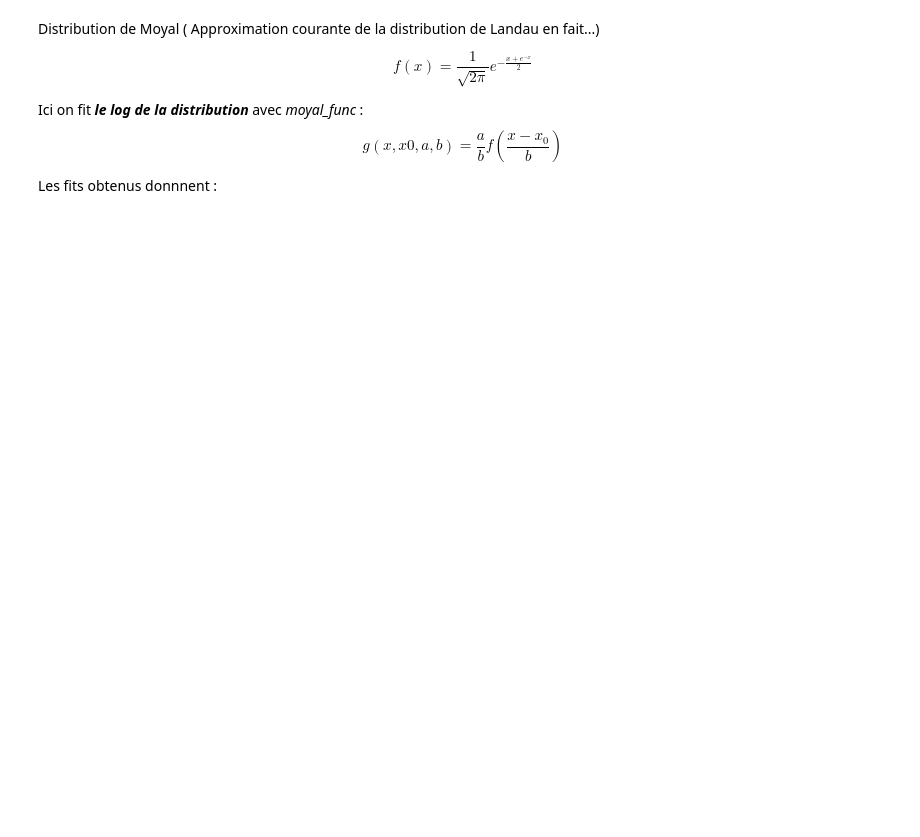
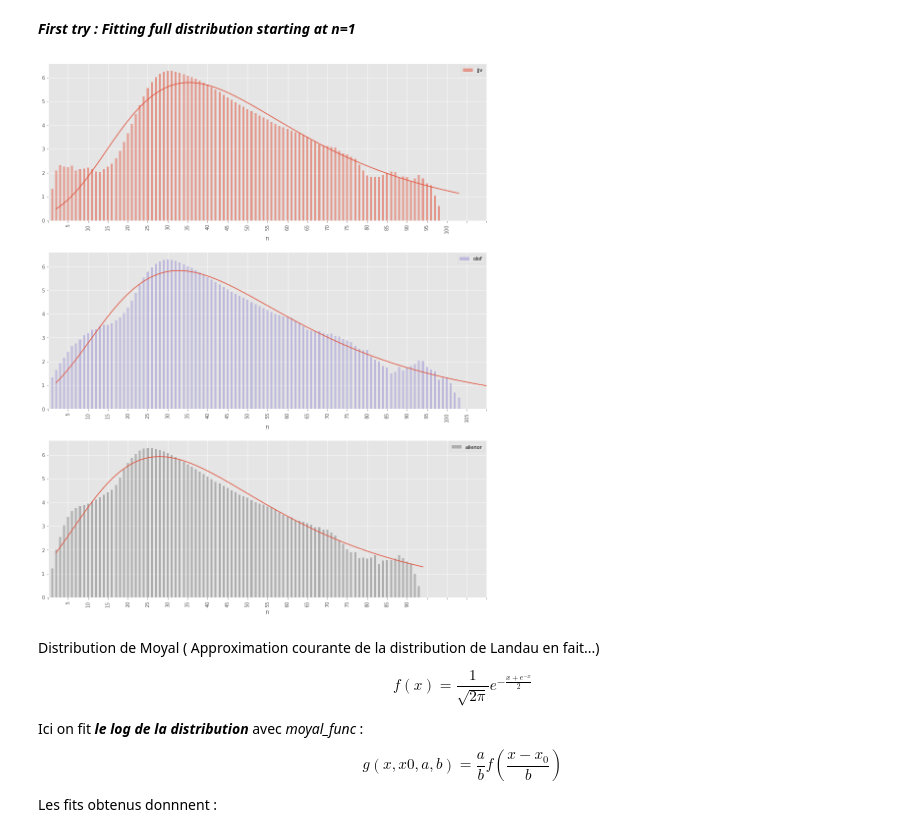
Before and after one commit to jvatantollone/misc, a Jupyter notebook: cercles.ipynb, the cells around one changed output. Saved outputs shown, nothing was run; the diff lists cells and outputs as text; code cells hidden in the pictures; blank space fills up the shorter version.

```diff
--- a/cercles.ipynb
+++ b/cercles.ipynb
@@ -114,3 +33,53 @@ ax3.xaxis.set_ticks(np.arange(-1, 110, 5))
+# %% [markdown]
+***First try : Fitting full distribution starting at n=1***
+# %%
+# Load data
+data_full = pd.read_csv('cercles.csv', index_col=0, header=0, squeeze=True)
+
+data_jjv     = data_full.jjv.drop([103,104,105,106,107,108,109])
+data_olof    = data_full.olof
+data_alienor = data_full.alienor.drop([94,95,96,97,98,99,100,101,102,103,104,105,106,107,108,109])
+
+# Choose dataset
+data1_nolog = data_jjv
+data2_nolog = data_olof
+data3_nolog = data_alienor
+
+data1 = np.log(data_jjv)*ln2log
+data2 = np.log(data_olof)*ln2log
+data3 = np.log(data_alienor)*ln2log
+
+# Plot for comparison
+fig, (ax1, ax2, ax3) = plt.subplots(3)
+
+data1.plot(kind='bar', color=list(matplotlib.rcParams['axes.prop_cycle'])[0]['color'], alpha=0.5, legend=True, ax=ax1)
+data2.plot(kind='bar', color=list(matplotlib.rcParams['axes.prop_cycle'])[2]['color'], alpha=0.5, legend=True, ax=ax2)
+data3.plot(kind='bar', color=list(matplotlib.rcParams['axes.prop_cycle'])[3]['color'], alpha=0.5, legend=True, ax=ax3)
+
+x1  = data1.index.to_numpy()
+x2  = data2.index.to_numpy()
+x3  = data3.index.to_numpy()
+y1 = data1.to_numpy()
+y2 = data2.to_numpy()
+y3 = data3.to_numpy()
+
+popt1, pcov1 = curve_fit(moyal_func, x1, y1, p0=[2, 0, 5])
+popt2, pcov2 = curve_fit(moyal_func, x2, y2, p0=[2, 0, 5])
+popt3, pcov3 = curve_fit(moyal_func, x3, y3, p0=[2, 0, 5])
+
+perr1, perr2, perr3 = np.sqrt(np.diag(pcov1)), np.sqrt(np.diag(pcov2)), np.sqrt(np.diag(pcov3))
+
+ax1.plot(x1,moyal_func(x1, *popt1));
+ax2.plot(x2,moyal_func(x2, *popt2));
+ax3.plot(x3,moyal_func(x3, *popt3));
+
+#ax.set_yscale('log')
+#ax.set_ylim(1e-1,1e7)
+ax1.xaxis.set_ticks(np.arange(-1, 110, 5));
+ax2.xaxis.set_ticks(np.arange(-1, 110, 5));
+ax3.xaxis.set_ticks(np.arange(-1, 110, 5));
+# %% [output]
+[figure, added]
 # %% [markdown]
 Distribution de Moyal ( Approximation courante de la distribution de Landau en fait...)
 
```
Also changed, not shown: parts of 7 cells of this notebook.
